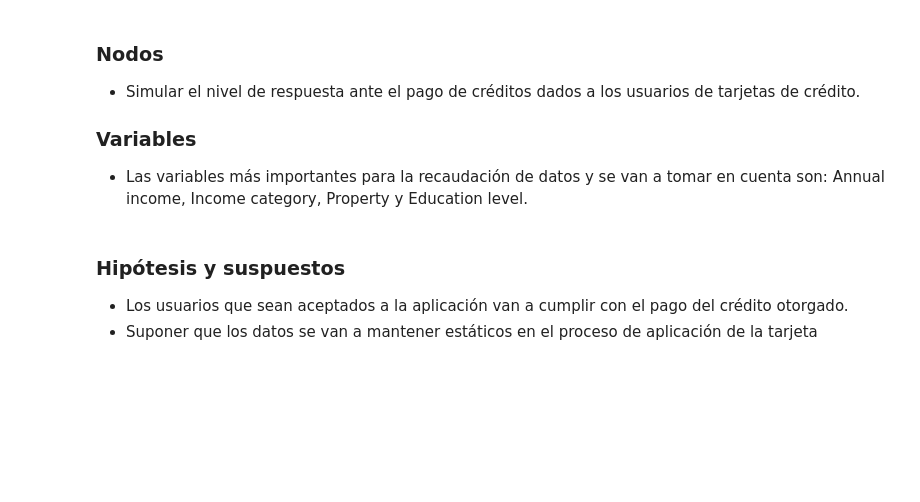
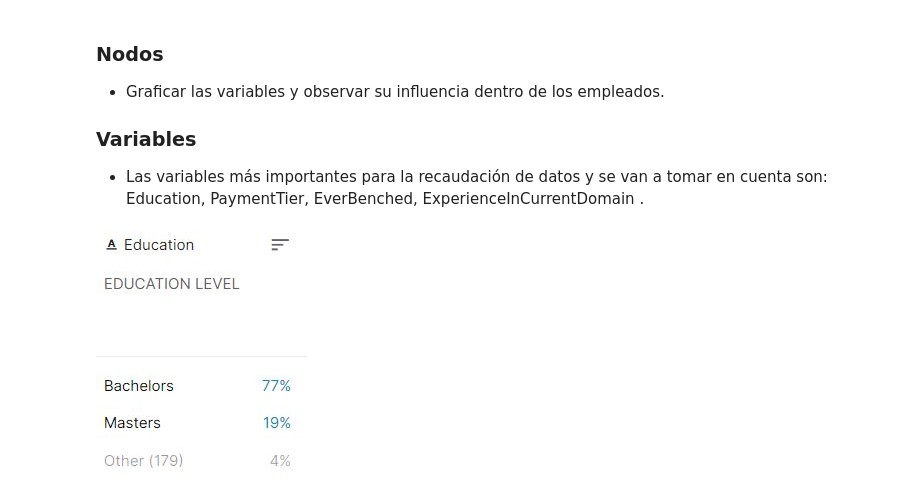
Before and after one commit to Jancope/ProyectoModulo1, a Jupyter notebook: ProyectoModulo1_PenaJ_OrtizJ (1).ipynb, the cells around one changed output. Cells and saved outputs as stored; diff of their text form; code cells hidden in the pictures; blank space fills up the shorter version.

Commit message:
Agregar datos y codigo

```diff
--- a/ProyectoModulo1_PenaJ_OrtizJ (1).ipynb
+++ b/ProyectoModulo1_PenaJ_OrtizJ (1).ipynb
@@ -47,10 +46,11 @@ Se analizarán diversos factores que pueden influir en el futuro pago o no pago
 # %% [markdown]
 ### Nodos
-- Simular el nivel de respuesta ante el pago de créditos dados a los usuarios de tarjetas de crédito.
+- Graficar las variables y observar su influencia dentro de los empleados.
 
 ### Variables
-- Las variables más importantes para la recaudación de datos y se van a tomar en cuenta son: Annual income, Income category, Property y Education level.
+- Las variables más importantes para la recaudación de datos y se van a tomar en cuenta son: Education, PaymentTier, EverBenched, ExperienceInCurrentDomain .
-# %% [markdown]
-### Hipótesis y suspuestos
-- Los usuarios que sean aceptados a la aplicación van a cumplir con el pago del crédito otorgado.
-- Suponer que los datos se van a mantener estáticos en el proceso de aplicación de la tarjeta
+# %%
+from IPython.display import Image
+Image("Educacion.JPG")
+# %% [output]
+[figure, added]
```
Also changed, not shown: parts of 12 cells of this notebook, 6 other files.
